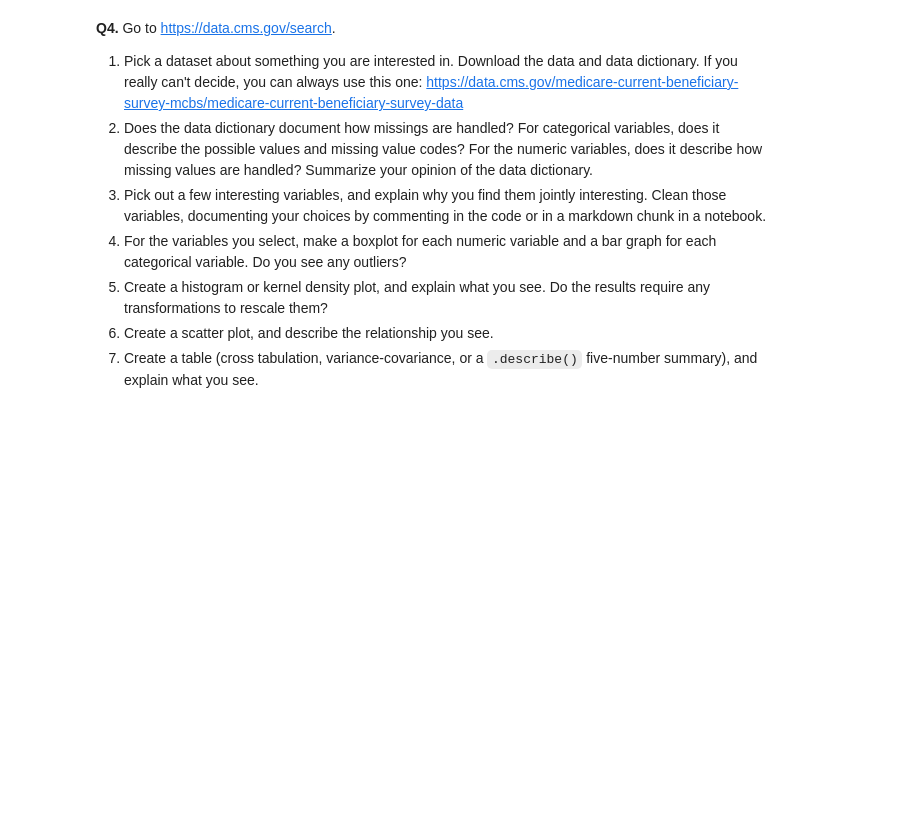
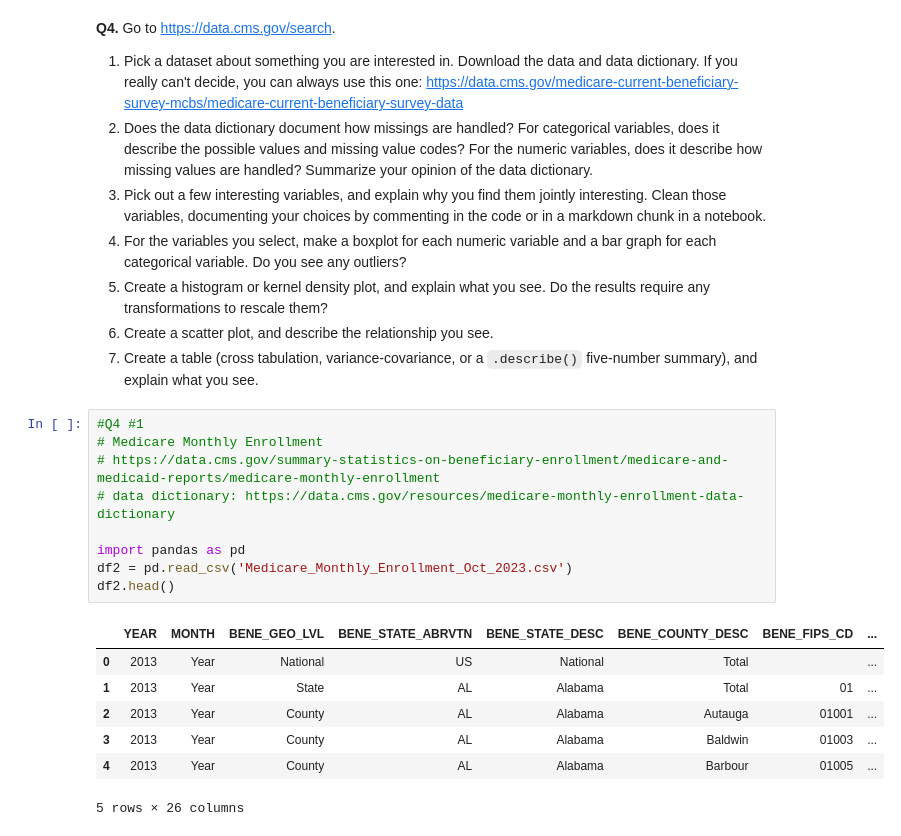
Before and after one commit to Catherine-Nguyen88/visualization, a Jupyter notebook: assignment/assignment.ipynb, the cells around one changed output. Cells and saved outputs as stored; diff of their text form; blank space fills up the shorter version.

```diff
--- a/assignment/assignment.ipynb
+++ b/assignment/assignment.ipynb
@@ -267,3 +267,20 @@ For some context, the Federal government ultimately spent about $4.4 trillion in
 6. Create a histogram or kernel density plot, and explain what you see. Do the results require any transformations to rescale them?
 7. Create a scatter plot, and describe the relationship you see.
 8. Create a table (cross tabulation, variance-covariance, or a `.describe()` five-number summary), and explain what you see.
+# %%
+#Q4 #1
+# Medicare Monthly Enrollment
+# https://data.cms.gov/summary-statistics-on-beneficiary-enrollment/medicare-and-medicaid-reports/medicare-monthly-enrollment
+# data dictionary: https://data.cms.gov/resources/medicare-monthly-enrollment-data-dictionary
+
+import pandas as pd
+df2 = pd.read_csv('Medicare_Monthly_Enrollment_Oct_2023.csv')
+df2.head()
+# %% [output]
+|  | YEAR | MONTH | BENE_GEO_LVL | BENE_STATE_ABRVTN | BENE_STATE_DESC | BENE_COUNTY_DESC | BENE_FIPS_CD | ... |
+| 0 | 2013 | Year | National | US | National | Total |  | ... |
+| 1 | 2013 | Year | State | AL | Alabama | Total | 01 | ... |
+| 2 | 2013 | Year | County | AL | Alabama | Autauga | 01001 | ... |
+| 3 | 2013 | Year | County | AL | Alabama | Baldwin | 01003 | ... |
+| 4 | 2013 | Year | County | AL | Alabama | Barbour | 01005 | ... |
+5 rows × 26 columns
```
Also changed, not shown: parts of 9 cells of this notebook.
